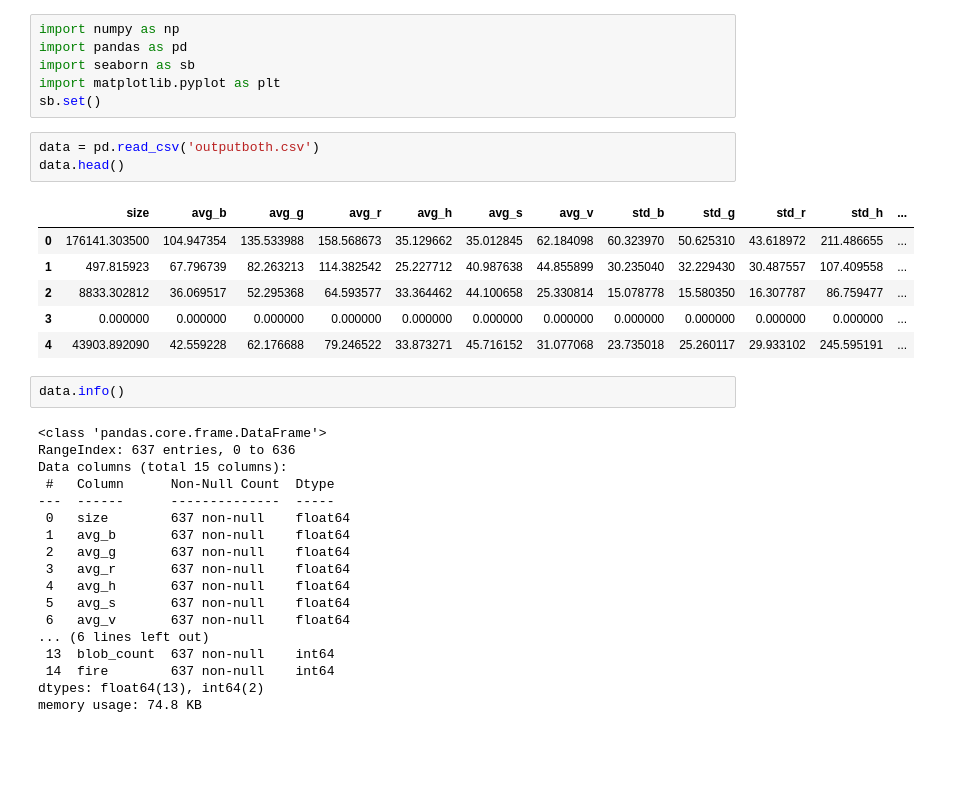
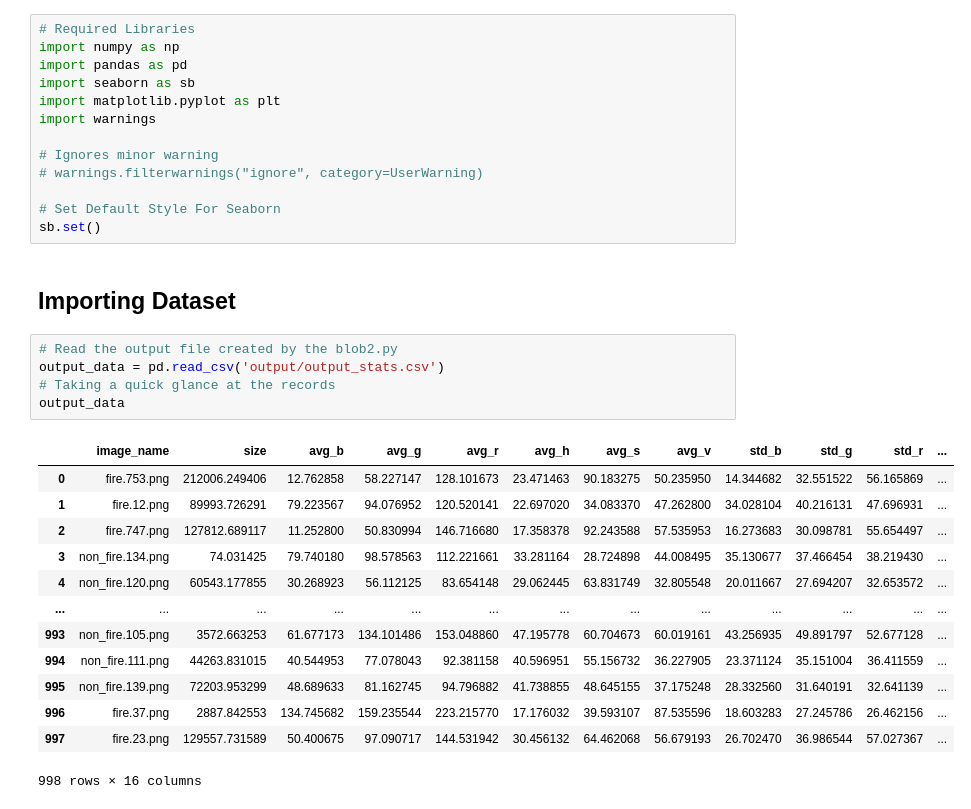
Before and after one commit to TayYuanGeng/SC1015-Mini-Project, a Jupyter notebook: Data Preparation & Cleaning.ipynb, the cells around one changed output. Drawn from its saved outputs; the diff is of its cells as text; blank space fills up the shorter version.

```diff
--- a/Data Preparation & Cleaning.ipynb
+++ b/Data Preparation & Cleaning.ipynb
@@ -1,36 +11,34 @@
 # %%
+# Required Libraries
 import numpy as np
 import pandas as pd
 import seaborn as sb
 import matplotlib.pyplot as plt
+import warnings
+
+# Ignores minor warning
+# warnings.filterwarnings("ignore", category=UserWarning)
+
+# Set Default Style For Seaborn
 sb.set()
+# %% [markdown]
+## Importing Dataset
 # %%
-data = pd.read_csv('outputboth.csv')
-data.head()
+# Read the output file created by the blob2.py
+output_data = pd.read_csv('output/output_stats.csv')
+# Taking a quick glance at the records
+output_data
 # %% [output]
-|  | size | avg_b | avg_g | avg_r | avg_h | avg_s | avg_v | std_b | std_g | std_r | std_h | ... |
-| 0 | 176141.303500 | 104.947354 | 135.533988 | 158.568673 | 35.129662 | 35.012845 | 62.184098 | 60.323970 | 50.625310 | 43.618972 | 211.486655 | ... |
-| 1 | 497.815923 | 67.796739 | 82.263213 | 114.382542 | 25.227712 | 40.987638 | 44.855899 | 30.235040 | 32.229430 | 30.487557 | 107.409558 | ... |
-| 2 | 8833.302812 | 36.069517 | 52.295368 | 64.593577 | 33.364462 | 44.100658 | 25.330814 | 15.078778 | 15.580350 | 16.307787 | 86.759477 | ... |
-| 3 | 0.000000 | 0.000000 | 0.000000 | 0.000000 | 0.000000 | 0.000000 | 0.000000 | 0.000000 | 0.000000 | 0.000000 | 0.000000 | ... |
-| 4 | 43903.892090 | 42.559228 | 62.176688 | 79.246522 | 33.873271 | 45.716152 | 31.077068 | 23.735018 | 25.260117 | 29.933102 | 245.595191 | ... |
+|  | image_name | size | avg_b | avg_g | avg_r | avg_h | avg_s | avg_v | std_b | std_g | std_r | ... |
+| 0 | fire.753.png | 212006.249406 | 12.762858 | 58.227147 | 128.101673 | 23.471463 | 90.183275 | 50.235950 | 14.344682 | 32.551522 | 56.165869 | ... |
+| 1 | fire.12.png | 89993.726291 | 79.223567 | 94.076952 | 120.520141 | 22.697020 | 34.083370 | 47.262800 | 34.028104 | 40.216131 | 47.696931 | ... |
+| 2 | fire.747.png | 127812.689117 | 11.252800 | 50.830994 | 146.716680 | 17.358378 | 92.243588 | 57.535953 | 16.273683 | 30.098781 | 55.654497 | ... |
+| 3 | non_fire.134.png | 74.031425 | 79.740180 | 98.578563 | 112.221661 | 33.281164 | 28.724898 | 44.008495 | 35.130677 | 37.466454 | 38.219430 | ... |
+| 4 | non_fire.120.png | 60543.177855 | 30.268923 | 56.112125 | 83.654148 | 29.062445 | 63.831749 | 32.805548 | 20.011667 | 27.694207 | 32.653572 | ... |
+| ... | ... | ... | ... | ... | ... | ... | ... | ... | ... | ... | ... | ... |
+| 993 | non_fire.105.png | 3572.663253 | 61.677173 | 134.101486 | 153.048860 | 47.195778 | 60.704673 | 60.019161 | 43.256935 | 49.891797 | 52.677128 | ... |
+| 994 | non_fire.111.png | 44263.831015 | 40.544953 | 77.078043 | 92.381158 | 40.596951 | 55.156732 | 36.227905 | 23.371124 | 35.151004 | 36.411559 | ... |
+| 995 | non_fire.139.png | 72203.953299 | 48.689633 | 81.162745 | 94.796882 | 41.738855 | 48.645155 | 37.175248 | 28.332560 | 31.640191 | 32.641139 | ... |
+| 996 | fire.37.png | 2887.842553 | 134.745682 | 159.235544 | 223.215770 | 17.176032 | 39.593107 | 87.535596 | 18.603283 | 27.245786 | 26.462156 | ... |
+| 997 | fire.23.png | 129557.731589 | 50.400675 | 97.090717 | 144.531942 | 30.456132 | 64.462068 | 56.679193 | 26.702470 | 36.986544 | 57.027367 | ... |
+998 rows × 16 columns
-# %%
-data.info()
-# %% [output]
-<class 'pandas.core.frame.DataFrame'>
-RangeIndex: 637 entries, 0 to 636
-Data columns (total 15 columns):
- #   Column      Non-Null Count  Dtype
----  ------      --------------  -----
- 0   size        637 non-null    float64
- 1   avg_b       637 non-null    float64
- 2   avg_g       637 non-null    float64
- 3   avg_r       637 non-null    float64
- 4   avg_h       637 non-null    float64
- 5   avg_s       637 non-null    float64
- 6   avg_v       637 non-null    float64
-... (6 lines left out)
- 13  blob_count  637 non-null    int64
- 14  fire        637 non-null    int64
-dtypes: float64(13), int64(2)
-memory usage: 74.8 KB
```
Also changed, not shown: parts of 33 cells of this notebook.
